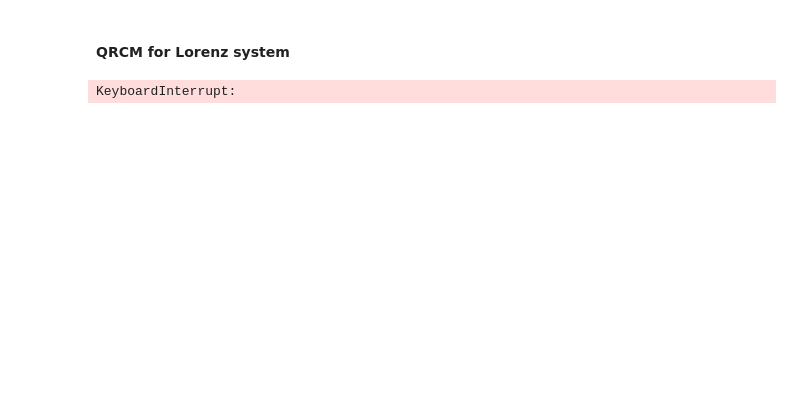
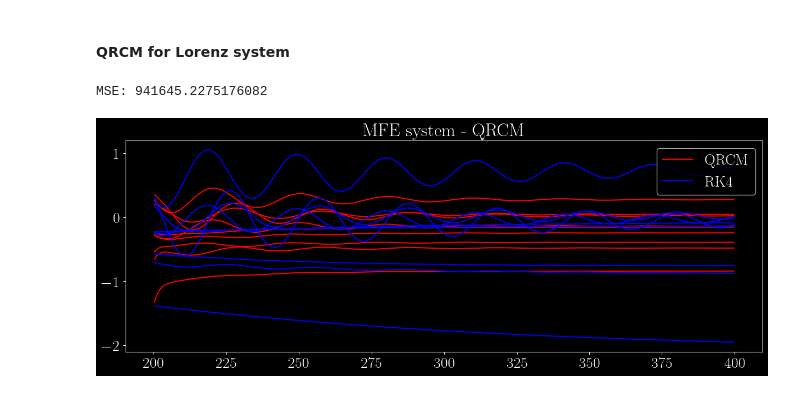
Before and after one commit to raihaan123/Quantum-Turbulence-Learning, a Jupyter notebook: src/MFE.ipynb, the cells around one changed output. Drawn from its saved outputs; the diff is of its cells as text; code cells hidden in the pictures; blank space fills up the shorter version.

```diff
--- a/src/MFE.ipynb
+++ b/src/MFE.ipynb
@@ -60,13 +61,14 @@ MSE: 52656.55121673132
 # %%
 # Instantiate the QRCM object
 qrcm = QRCM(solver  = mfe9,
-            qubits  = 3,
+            qubits  = 4,
             eps     = 5e-2,
             tik     = 1e-4,
             plot    = True)
 
 # Train the QRCM with the training data
 qrcm.train()
 qrcm.forward()
 # %% [output]
-KeyboardInterrupt:
+MSE: 941645.2275176082
+[figure, added]
```
Also changed, not shown: parts of 2 cells of this notebook, 7 other files.
